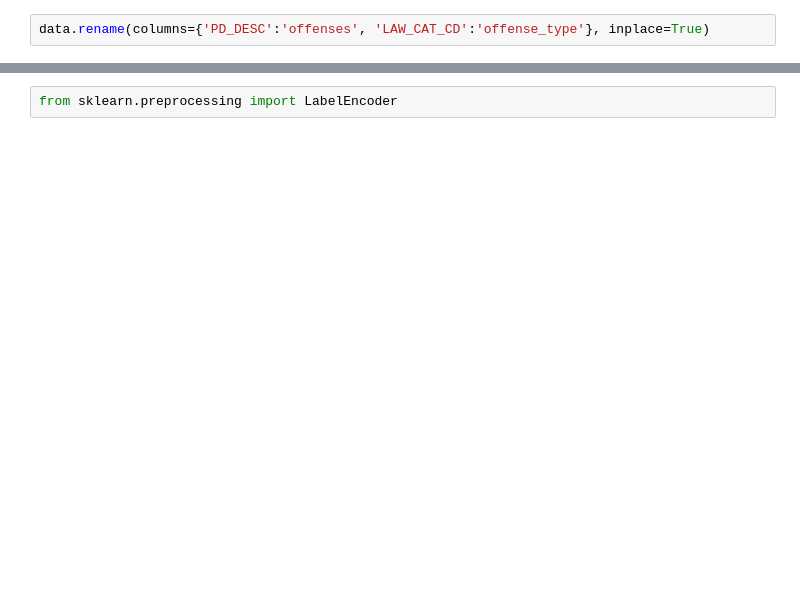
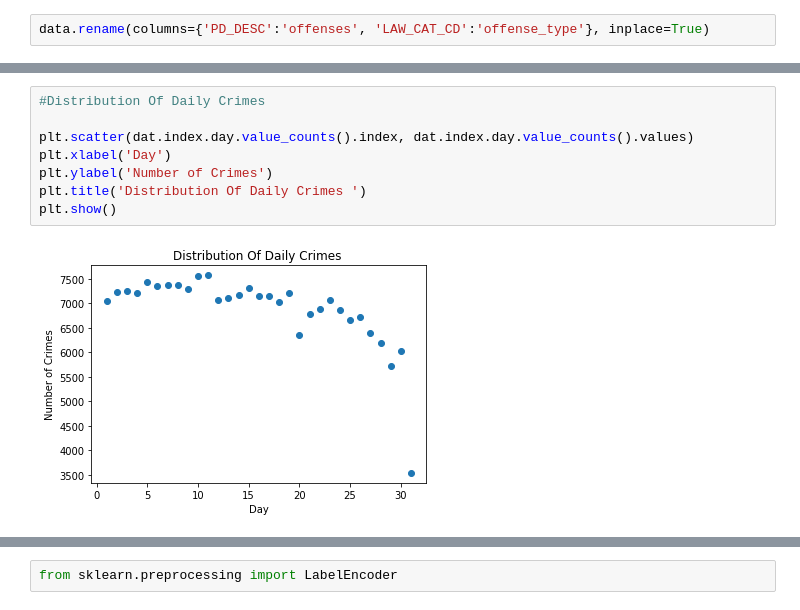
Before and after one commit to city-college-machine-learning/NYPD_Arrest_Analysis, a Jupyter notebook: Initial_models.ipynb, the cells around one changed output, grey strips where cells are left out. Cells and saved outputs as stored; diff of their text form; blank space fills up the shorter version.

```diff
--- a/Initial_models.ipynb
+++ b/Initial_models.ipynb
@@ -53,0 +65,10 @@ data.rename(columns={'PD_DESC':'offenses', 'LAW_CAT_CD':'offense_type'}, inplace
+# %%
+#Distribution Of Daily Crimes
+
+plt.scatter(dat.index.day.value_counts().index, dat.index.day.value_counts().values)
+plt.xlabel('Day')
+plt.ylabel('Number of Crimes')
+plt.title('Distribution Of Daily Crimes ')
+plt.show()
+# %% [output]
+[figure, added]
```
Also changed, not shown: parts of 51 cells of this notebook.
